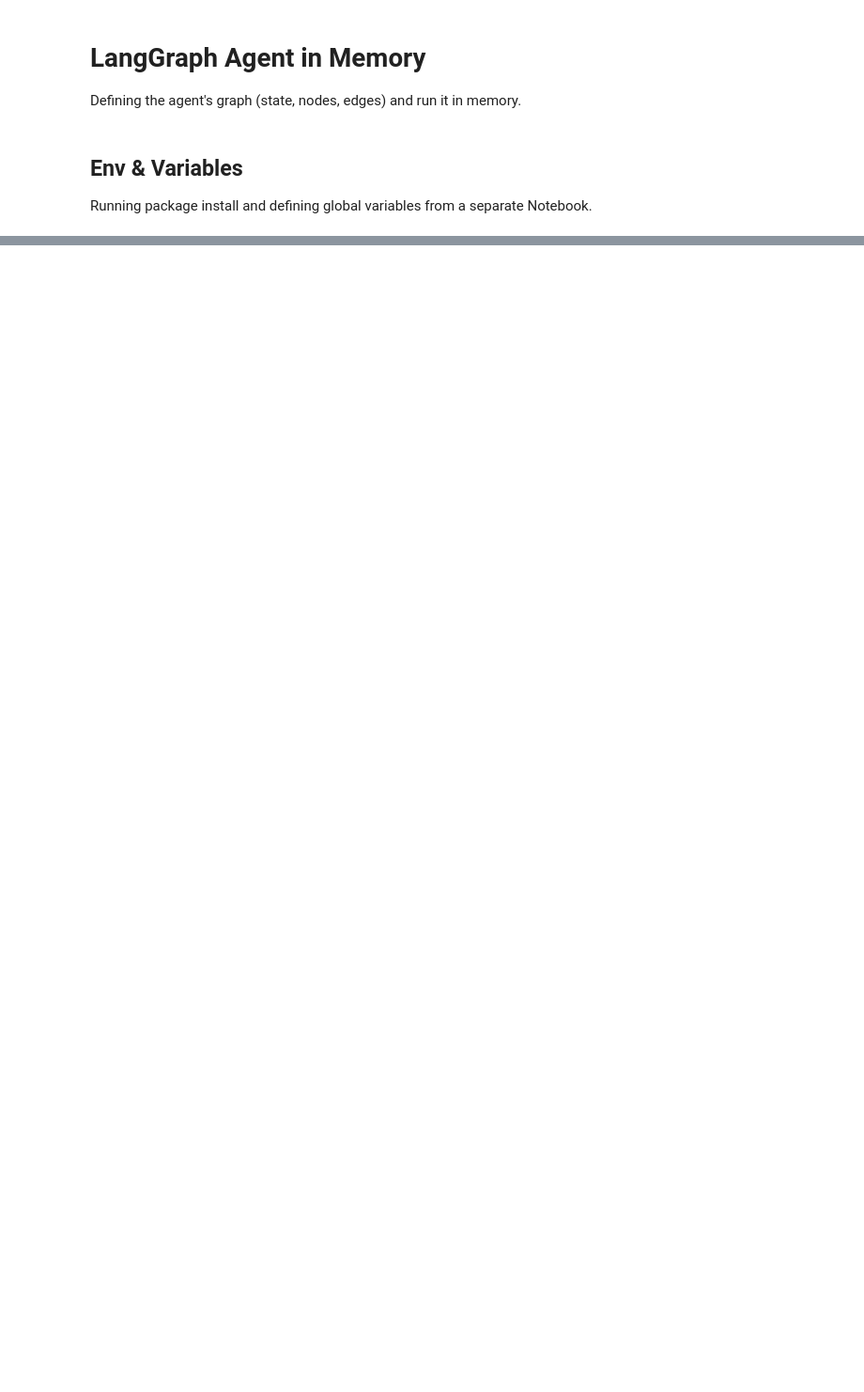
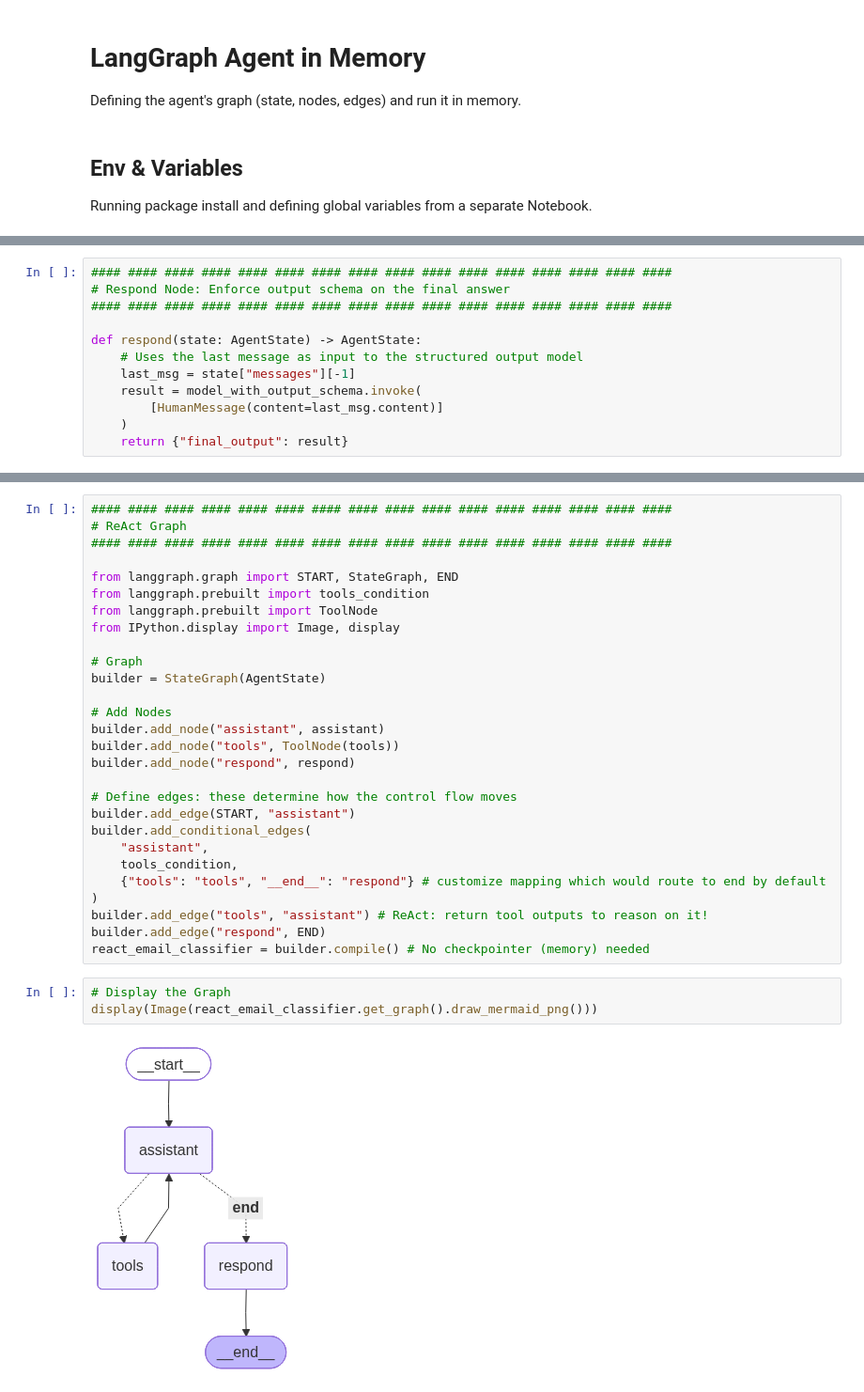
Before and after one commit to gabri-al/email_classificator_agent, a Jupyter notebook: 03_Agent_Graph_inMemory.ipynb, the cells around one changed output, grey strips where cells are left out. Shown at 94% size. Cells and saved outputs as stored; diff of their text form; blank space fills up the shorter version.

Commit message:
Full agent in-memory completed

```diff
--- a/03_Agent_Graph_inMemory.ipynb
+++ b/03_Agent_Graph_inMemory.ipynb
@@ -10,0 +178,12 @@ Running package install and defining global variables from a separate Notebook.
+# %%
+#### #### #### #### #### #### #### #### #### #### #### #### #### #### #### ####
+# Respond Node: Enforce output schema on the final answer
+#### #### #### #### #### #### #### #### #### #### #### #### #### #### #### ####
+
+def respond(state: AgentState) -> AgentState:
+    # Uses the last message as input to the structured output model
+    last_msg = state["messages"][-1]
+    result = model_with_output_schema.invoke(
+        [HumanMessage(content=last_msg.content)]
+    )
+    return {"final_output": result}
@@ -10,0 +192,33 @@ Running package install and defining global variables from a separate Notebook.
+# %%
+#### #### #### #### #### #### #### #### #### #### #### #### #### #### #### ####
+# ReAct Graph
+#### #### #### #### #### #### #### #### #### #### #### #### #### #### #### ####
+
+from langgraph.graph import START, StateGraph, END
+from langgraph.prebuilt import tools_condition
+from langgraph.prebuilt import ToolNode
+from IPython.display import Image, display
+
+# Graph
+builder = StateGraph(AgentState)
+
+# Add Nodes
+builder.add_node("assistant", assistant)
+builder.add_node("tools", ToolNode(tools))
+builder.add_node("respond", respond)
+
+# Define edges: these determine how the control flow moves
+builder.add_edge(START, "assistant")
+builder.add_conditional_edges(
+    "assistant",
+    tools_condition,
+    {"tools": "tools", "__end__": "respond"} # customize mapping which would route to end by default
+)
+builder.add_edge("tools", "assistant") # ReAct: return tool outputs to reason on it!
+builder.add_edge("respond", END)
+react_email_classifier = builder.compile() # No checkpointer (memory) needed
+# %%
+# Display the Graph
+display(Image(react_email_classifier.get_graph().draw_mermaid_png()))
+# %% [output]
+[figure, added]
```
Also changed, not shown: parts of 23 cells of this notebook, 3 other files.
